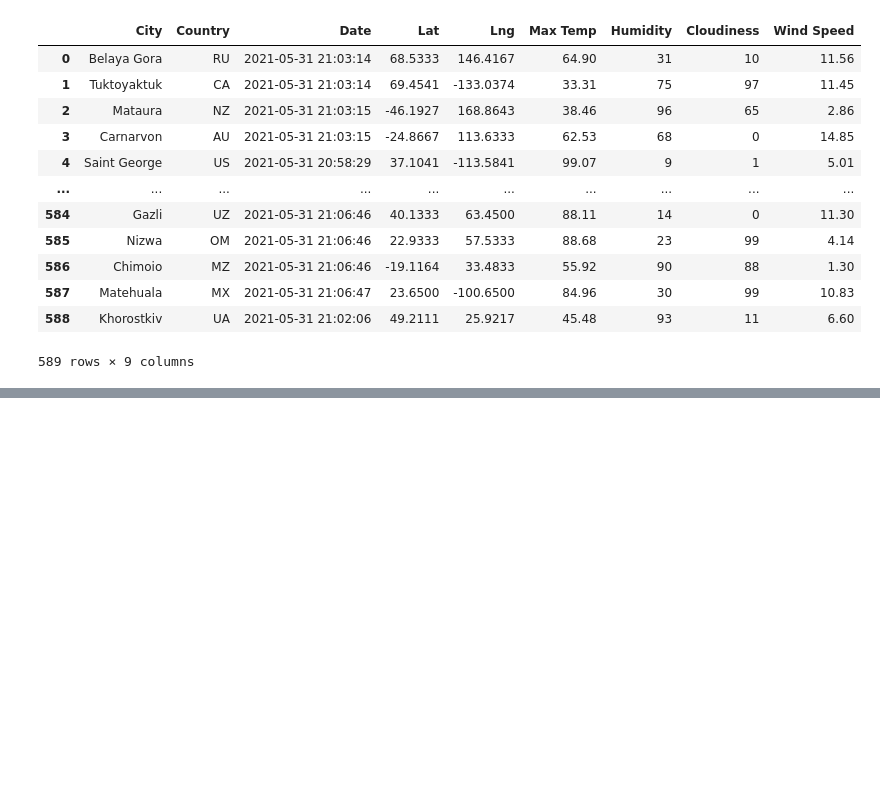
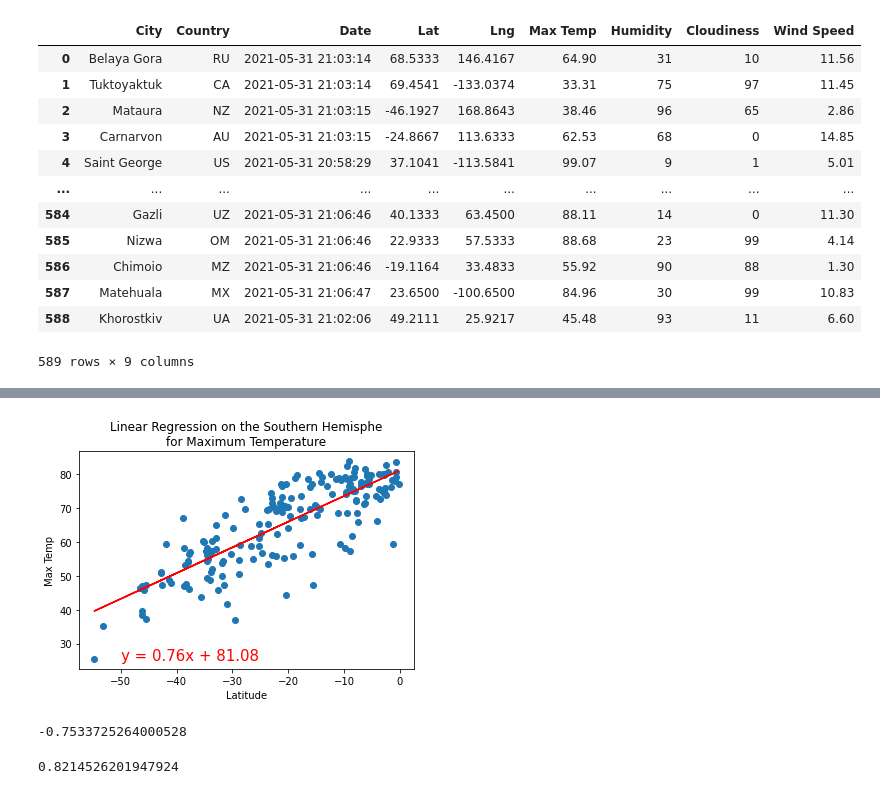
Before and after one commit to js816/World_Weather_Analysis, a Jupyter notebook: WeatherPy.ipynb, the cells around one changed output, grey strips where cells are left out. Drawn from its saved outputs; the diff is of its cells as text; code cells hidden in the pictures; blank space fills up the shorter version.

```diff
--- a/WeatherPy.ipynb
+++ b/WeatherPy.ipynb
@@ -366,0 +423,2 @@ plt.show()
+# %%
+southern_hemi_df = city_data_df.loc[(city_data_df['Lat'] < 0)]
@@ -366,0 +450,19 @@ plt.show()
+# %%
+# Linear regression on the Southern Hemisphere
+x_values = southern_hemi_df["Lat"]
+y_values = southern_hemi_df["Max Temp"]
+# Call the function.
+plot_linear_regression(x_values, y_values,
+                       'Linear Regression on the Southern Hemisphe\nfor Maximum Temperature', 'Max Temp',(-50,25))
+# %% [output]
+[figure, added]
+# %%
+(slope, intercept, r_value, p_value, std_err) = linregress(northern_hemi_df['Lat'], northern_hemi_df['Max Temp'])
+northern_hemi_temp_r_value = r_value
+northern_hemi_temp_r_value
+# %% [output]
+-0.7533725264000528
+# %%
+southern_hemi_temp_r_value
+# %% [output]
+0.8214526201947924
```
Also changed, not shown: parts of 32 cells of this notebook.
